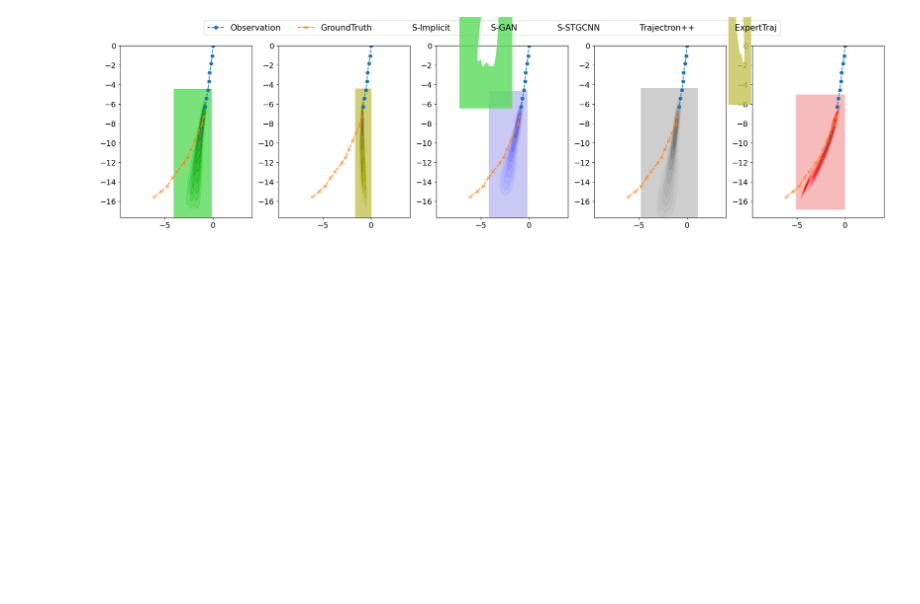
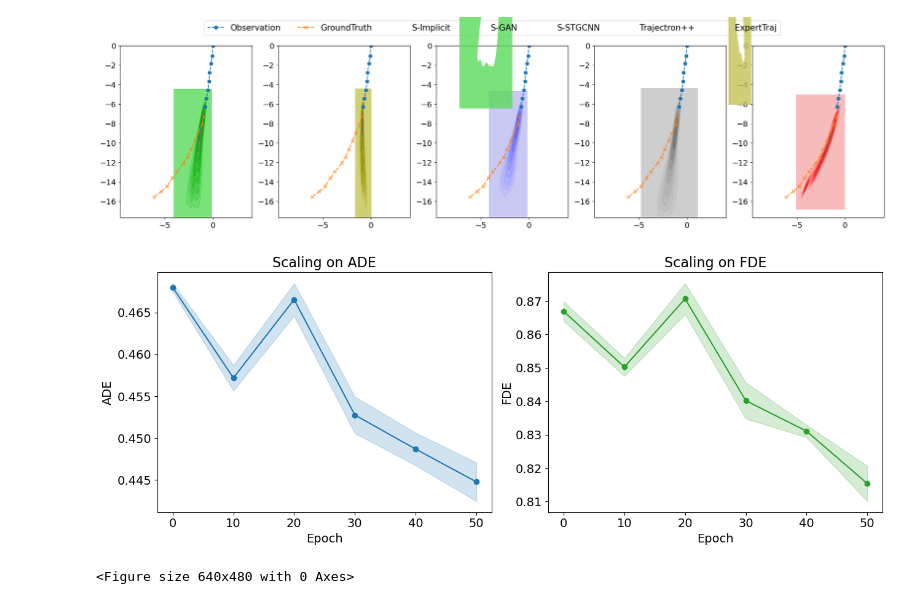
Before and after one commit to raynbowy23/RNTransformer, a Jupyter notebook: vis.ipynb, the cells around one changed output. Cells and saved outputs as stored; diff of their text form; code cells hidden in the pictures; blank space fills up the shorter version.

```diff
--- a/vis.ipynb
+++ b/vis.ipynb
@@ -347,3 +347,68 @@ for key in indices[dset]:
 # %% [output]
 [figure]
 [figure]
+# %%
+xaxis = [0, 10, 20, 30, 40, 50]
+
+x = [[] for _ in range(6)]
+f = [[] for _ in range(6)]
+
+f[0] = [0.8728803896, 0.865450699, 0.865450699, 0.865450699, 0.865450699]
+f[1] = [0.8556041012, 0.8489235349, 0.8489235349, 0.8489235349, 0.8489235349]
+f[2] = [0.8799835514, 0.8683656137, 0.8683656137, 0.8683656137, 0.8683656137]
+f[3] = [0.851066397, 0.8374701557, 0.8374701557, 0.8374701557, 0.8374701557]
+f[4] = [0.8347385088, 0.8301492964, 0.8301492964, 0.8301492964, 0.8301492964]
+f[5] = [0.8259451533, 0.8127312107, 0.8127312107, 0.8127312107, 0.8127312107]
+
+x[0] = [0.4689772428, 0.4677437933, 0.4677437933, 0.4677437933, 0.4677437933]
+x[1] = [0.4602424732, 0.456424331, 0.456424331, 0.456424331, 0.456424331]
+x[2] = [0.4704229928, 0.4655697126, 0.4655697126, 0.4655697126, 0.4655697126]
+x[3] = [0.4571264234, 0.4516668163, 0.4516668163, 0.4516668163, 0.4516668163]
+x[4] = [0.4525854055, 0.4477242425, 0.4477242425, 0.4477242425, 0.4477242425]
+x[5] = [0.4494158748, 0.4436270359, 0.4436270359, 0.4436270359, 0.4436270359]
+
+avg_x_list = []
+avg_xplus_list = []
+avg_xmin_list = []
+std_x_list = []
+avg_f_list = []
+avg_fplus_list = []
+avg_fmin_list = []
+std_f_list = []
+for _x in range(len(x)):
+    avg_x = sum(x[_x]) / len(x[_x])
+    std_x = np.std(x[_x])
+    avg_f = sum(f[_x]) / len(x[_x])
+    std_f = np.std(f[_x])
+    avg_x_list.append(avg_x)
+    avg_xplus_list.append(avg_x+std_x)
+    avg_xmin_list.append(avg_x-std_x)
+    avg_f_list.append(avg_f)
+    avg_fplus_list.append(avg_f+std_f)
+    avg_fmin_list.append(avg_f-std_f)
+    std_x_list.append(std_x)
+    std_f_list.append(std_f)
+
+fig, ax = plt.subplots(1, 2, figsize=(13, 5))
+
+for i in range(2):
+    ax[i].xaxis.set_tick_params(labelsize=14)
+    ax[i].yaxis.set_tick_params(labelsize=14)
+    ax[i].set_xlabel('Epoch', fontsize=14)
+ax[0].set_title('Scaling on ADE', fontdict={'size': 16})
+ax[1].set_title('Scaling on FDE', fontdict={'size': 16})
+ax[0].set_ylabel('ADE', fontsize=14)
+ax[1].set_ylabel('FDE', fontsize=14)
+
+ax[0].plot(xaxis, avg_x_list, 'o-', color='#1f77b4')
+ax[1].plot(xaxis, avg_f_list, 'o-', color='#2ca02c')
+ax[0].fill_between(xaxis, avg_xmin_list, avg_xplus_list, color='#1f77b4', alpha=0.2)
+ax[1].fill_between(xaxis, avg_fmin_list, avg_fplus_list, color='#2ca02c', alpha=0.2)
+plt.tight_layout()
+plt.show()
+plt.savefig(os.path.join('../', 'figs', 'scaling.png'),
+        dpi=300,
+        bbox_inches='tight')
+# %% [output]
+[figure, added]
+<Figure size 640x480 with 0 Axes>
```
Also changed, not shown: parts of 1 cell of this notebook, 32 other files.
